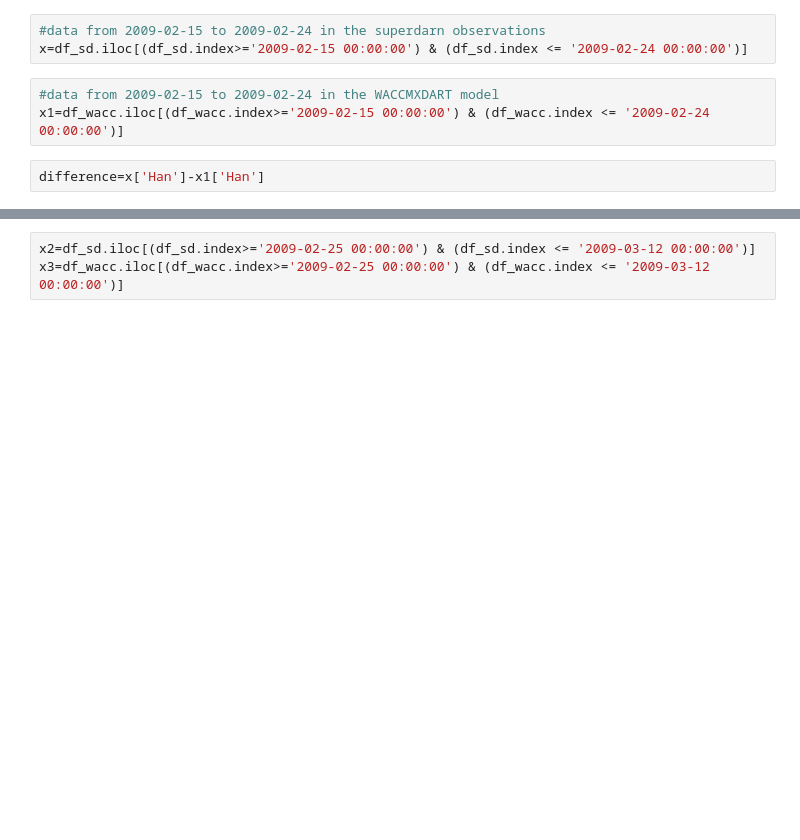
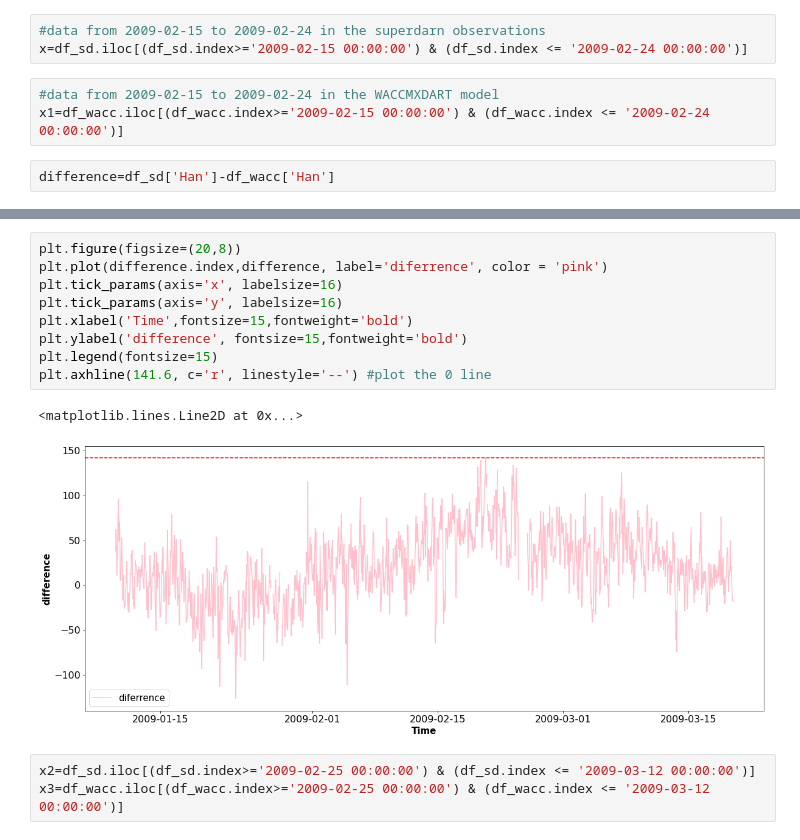
Before and after one commit to 7AlonsoRaikiri7/SummerREU, a Jupyter notebook: U_superdarn_waccmxdart_hrly.ipynb, the cells around one changed output, grey strips where cells are left out. Cells and saved outputs as stored; diff of their text form; blank space fills up the shorter version.

```diff
--- a/U_superdarn_waccmxdart_hrly.ipynb
+++ b/U_superdarn_waccmxdart_hrly.ipynb
@@ -193,4 +193,4 @@ x=df_sd.iloc[(df_sd.index>='2009-02-15 00:00:00') & (df_sd.index <= '2009-02-24
 #data from 2009-02-15 to 2009-02-24 in the WACCMXDART model
 x1=df_wacc.iloc[(df_wacc.index>='2009-02-15 00:00:00') & (df_wacc.index <= '2009-02-24 00:00:00')]
 # %%
-difference=x['Han']-x1['Han']
+difference=df_sd['Han']-df_wacc['Han']
@@ -213,3 +257,15 @@ Name: Han, Length: 217, dtype: float64
+# %%
+plt.figure(figsize=(20,8))
+plt.plot(difference.index,difference, label='diferrence', color = 'pink')
+plt.tick_params(axis='x', labelsize=16)
+plt.tick_params(axis='y', labelsize=16)
+plt.xlabel('Time',fontsize=15,fontweight='bold')
+plt.ylabel('difference', fontsize=15,fontweight='bold')
+plt.legend(fontsize=15)
+plt.axhline(141.6, c='r', linestyle='--') #plot the 0 line
+# %% [output]
+<matplotlib.lines.Line2D at 0x...>
+[figure, added]
 # %%
 x2=df_sd.iloc[(df_sd.index>='2009-02-25 00:00:00') & (df_sd.index <= '2009-03-12 00:00:00')]
 x3=df_wacc.iloc[(df_wacc.index>='2009-02-25 00:00:00') & (df_wacc.index <= '2009-03-12 00:00:00')]
```
Also changed, not shown: parts of 12 cells of this notebook, 1 other file.
